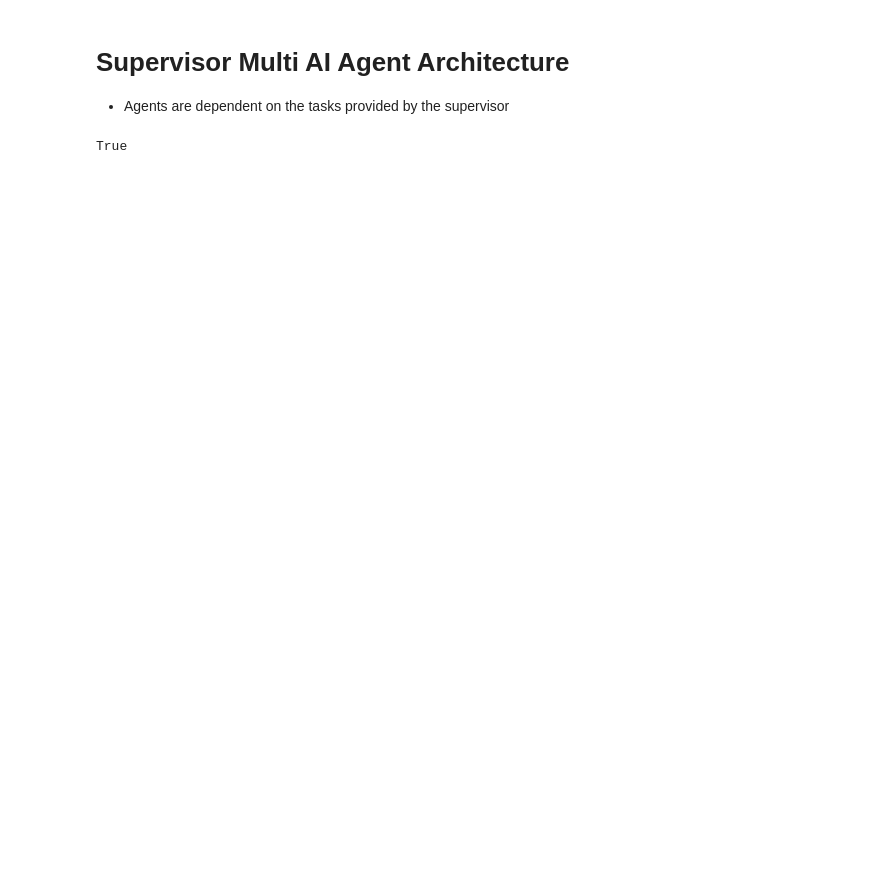
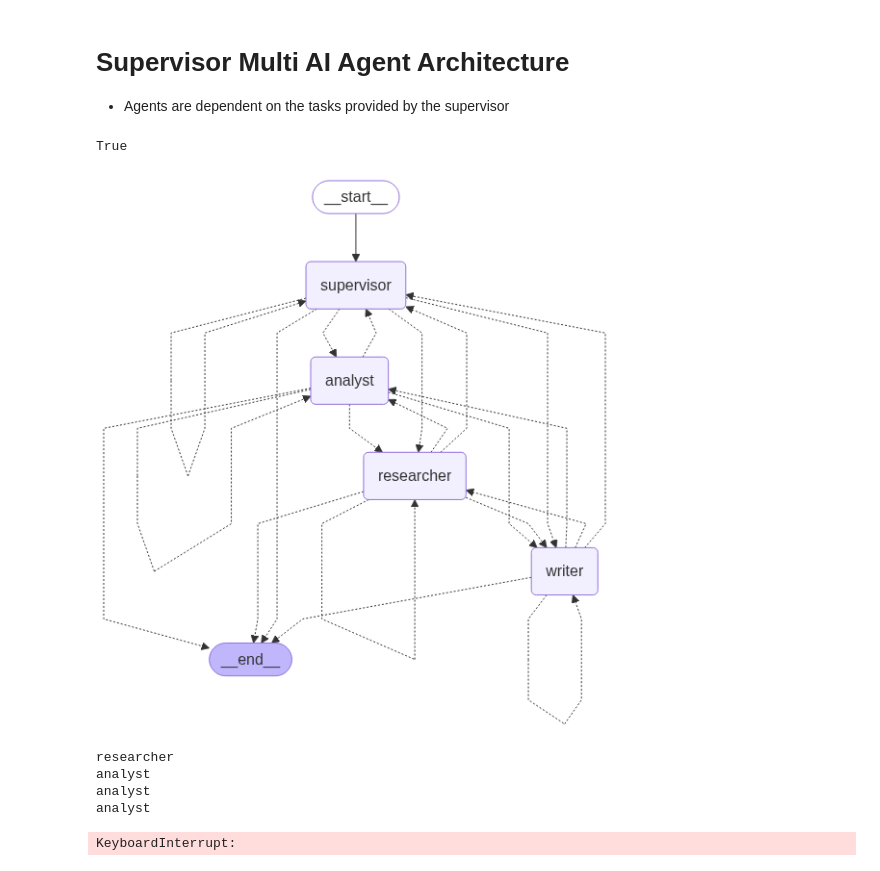
Before and after one commit to shaunnoeljose/LangGraph_course, a Jupyter notebook: 4-Agents/supervisoraiagent.ipynb, the cells around one changed output. Drawn from its saved outputs; the diff is of its cells as text; code cells hidden in the pictures; blank space fills up the shorter version.

Commit message:
invoking the graph

```diff
--- a/4-Agents/supervisoraiagent.ipynb
+++ b/4-Agents/supervisoraiagent.ipynb
@@ -23,6 +24,10 @@ from dotenv import load_dotenv
 load_dotenv()
 # %% [output]
 True
+# %%
+# loading the groq api key and intialising the llm
+groq_api_key = os.getenv("GROQ_API")
+llm = ChatGroq(model = "llama-3.1-8b-instant", api_key = groq_api_key)
 # %%
 # Defining supervisor class
 class SupervisorState(MessagesState):
@@ -141,7 +146,7 @@ def researcher_agent(state: SupervisorState) -> Dict:
 def analyst_agent(state:SupervisorState) -> Dict:
     """Analyst agent uses Groq to analyze the research"""
 
-    research_task = state.get("research_data","")
+    research_data = state.get("research_data","")
     task = state.get("current_task","")
 
     # Analyst prompt
@@ -162,7 +167,7 @@ def analyst_agent(state:SupervisorState) -> Dict:
     analysis_data = analysis_response.content
 
     # Create agent message
-    agent_message = f"Analyst: I have completed the analysis.\n\n Top insights: \n{analysis_data[:500]..}"
+    agent_message = f"Analyst: I have completed the analysis.\n\n Top insights: \n{analysis_data[:500]}..."
 
     return{
         "messages": [AIMessage(content=agent_message)],
@@ -175,7 +180,7 @@ def writer_agent(state: SupervisorState) -> Dict:
     """Writer agent uses Groq to write the final report"""
 
     research_data = state.get("research_data", "")
-    analysis = state.get("analysis", "")
+    analysis_data = state.get("analysis_data", "")
     task = state.get("current_task", "")
 
     # writing prompt
@@ -186,7 +191,7 @@ def writer_agent(state: SupervisorState) -> Dict:
     {research_data[:1000]}
 
     Analysis Findings:
-    {analysis[:1000]}
+    {analysis_data[:1000]}
 
     Create a well-structured report with:
     1. Executive Summary
@@ -236,26 +241,41 @@ def router(state: SupervisorState) -> Literal["supervisor", "researcher", "analy
 # %%
 # Creating workflow
 workflow = StateGraph(SupervisorState)
 
 # Adding nodes
 workflow.add_node("supervisor",supervisor_agent)
 workflow.add_node("researcher",researcher_agent)
 workflow.add_node("analyst",analyst_agent)
 workflow.add_node("writer",writer_agent)
 
 # Setting entry point
 workflow.set_entry_point("supervisor")
 
 # Add routing
 for node in ["supervisor", "researcher", "analyst", "writer"]:
     workflow.add_conditional_edges(
         node,
         router,
         {
             "supervisor": "supervisor",
             "researcher": "researcher",
             "analyst": "analyst",
             "writer": "writer",
             END: END
         }
     )
+
+graph = workflow.compile()
+
+graph
+# %% [output]
+[figure, added]
+# %%
+# invoking the graph
+graph.invoke(HumanMessage(content= "What are the benefits of AI in agriculture"))
+# %% [output]
+researcher
+analyst
+analyst
+analyst
+KeyboardInterrupt:
```
Also changed, not shown: parts of 1 cell of this notebook.
